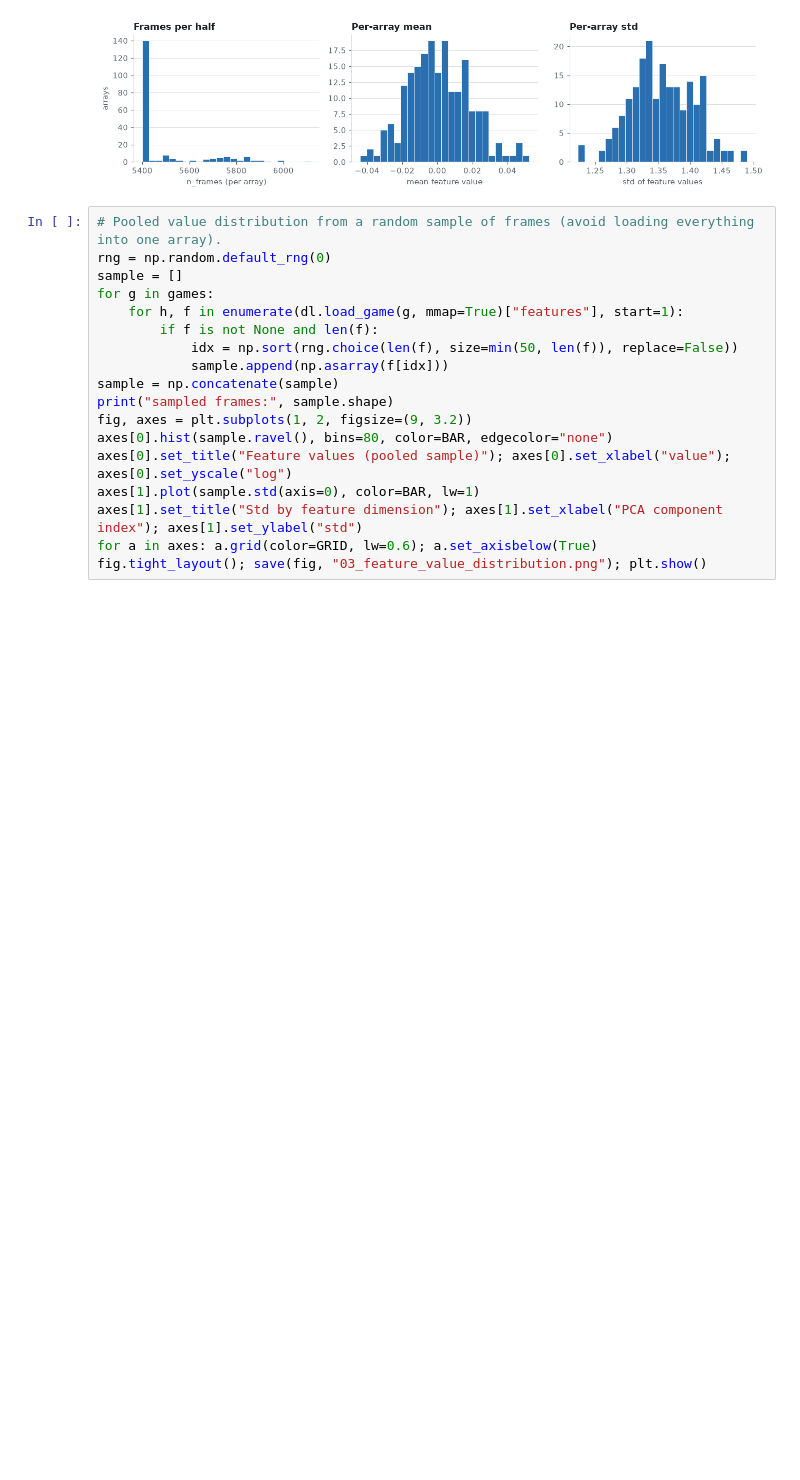
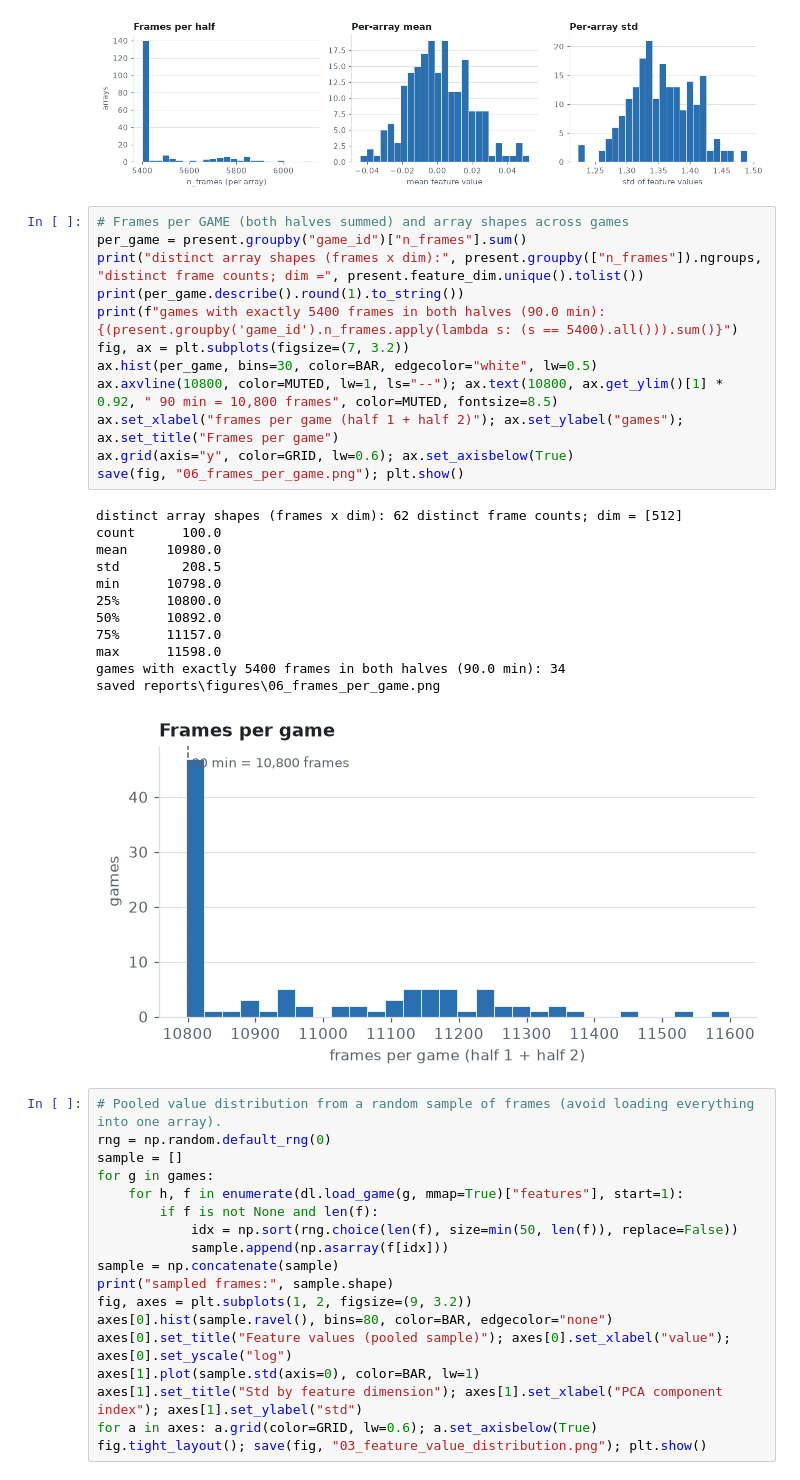
Before and after one commit to kelly24-bit/ComputerVision_Final, a Jupyter notebook: notebooks/eda.ipynb, the cells around one changed output. Drawn from its saved outputs; the diff is of its cells as text; blank space fills up the shorter version.

```diff
--- a/notebooks/eda.ipynb
+++ b/notebooks/eda.ipynb
@@ -126,6 +126,31 @@ fig.tight_layout(); save(fig, "02_feature_summaries.png"); plt.show()
 # %% [output]
 saved reports\figures\02_feature_summaries.png
 [figure]
+# %%
+# Frames per GAME (both halves summed) and array shapes across games
+per_game = present.groupby("game_id")["n_frames"].sum()
+print("distinct array shapes (frames x dim):", present.groupby(["n_frames"]).ngroups, "distinct frame counts; dim =", present.feature_dim.unique().tolist())
+print(per_game.describe().round(1).to_string())
+print(f"games with exactly 5400 frames in both halves (90.0 min): {(present.groupby('game_id').n_frames.apply(lambda s: (s == 5400).all())).sum()}")
+fig, ax = plt.subplots(figsize=(7, 3.2))
+ax.hist(per_game, bins=30, color=BAR, edgecolor="white", lw=0.5)
+ax.axvline(10800, color=MUTED, lw=1, ls="--"); ax.text(10800, ax.get_ylim()[1] * 0.92, " 90 min = 10,800 frames", color=MUTED, fontsize=8.5)
+ax.set_xlabel("frames per game (half 1 + half 2)"); ax.set_ylabel("games"); ax.set_title("Frames per game")
+ax.grid(axis="y", color=GRID, lw=0.6); ax.set_axisbelow(True)
+save(fig, "06_frames_per_game.png"); plt.show()
+# %% [output]
+distinct array shapes (frames x dim): 62 distinct frame counts; dim = [512]
+count      100.0
+mean     10980.0
+std        208.5
+min      10798.0
+25%      10800.0
+50%      10892.0
+75%      11157.0
+max      11598.0
+games with exactly 5400 frames in both halves (90.0 min): 34
+saved reports\figures\06_frames_per_game.png
+[figure, added]
 # %%
 # Pooled value distribution from a random sample of frames (avoid loading everything into one array).
 rng = np.random.default_rng(0)
```
Also changed, not shown: parts of 13 cells of this notebook, 5 other files.
